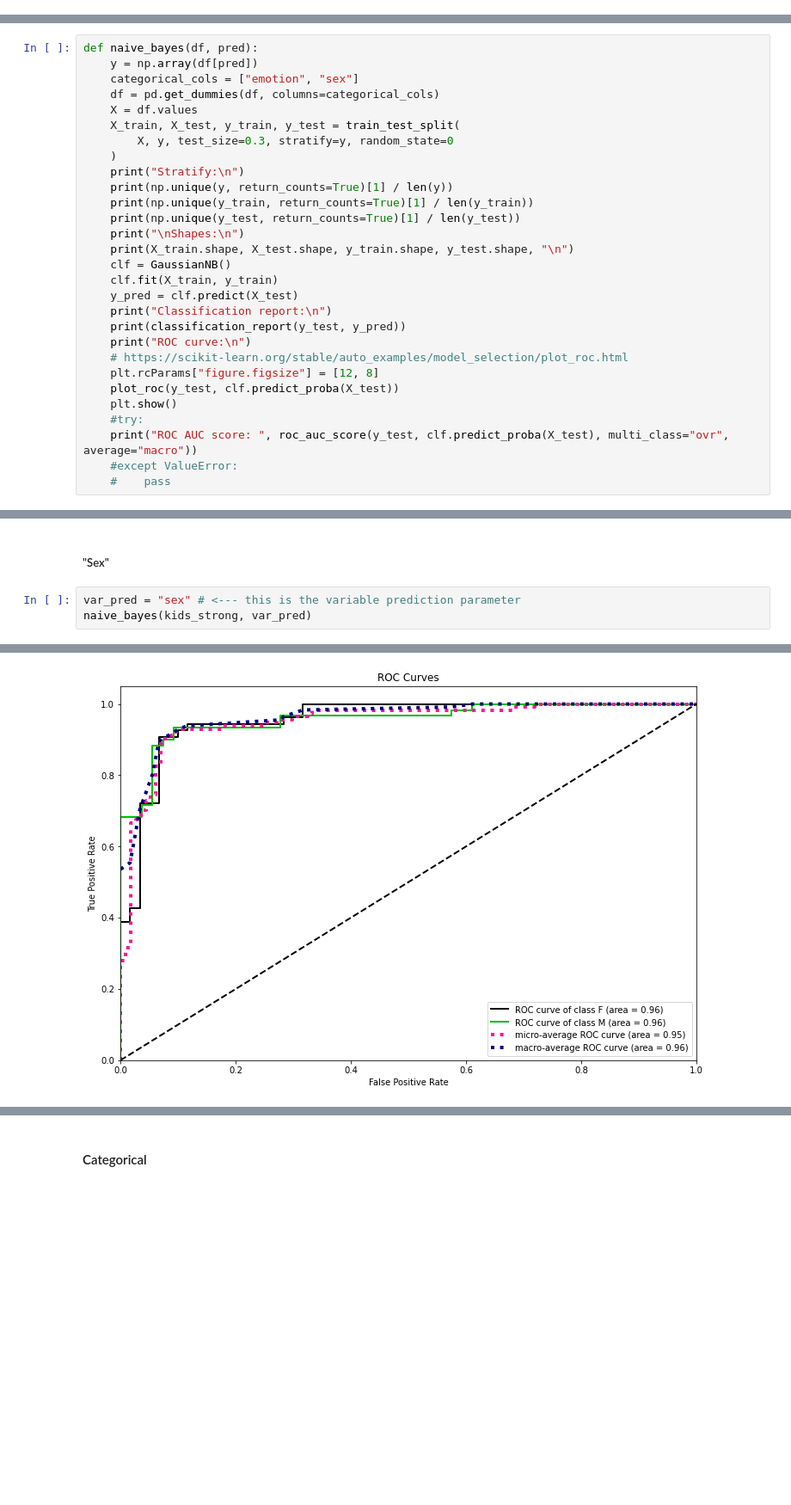
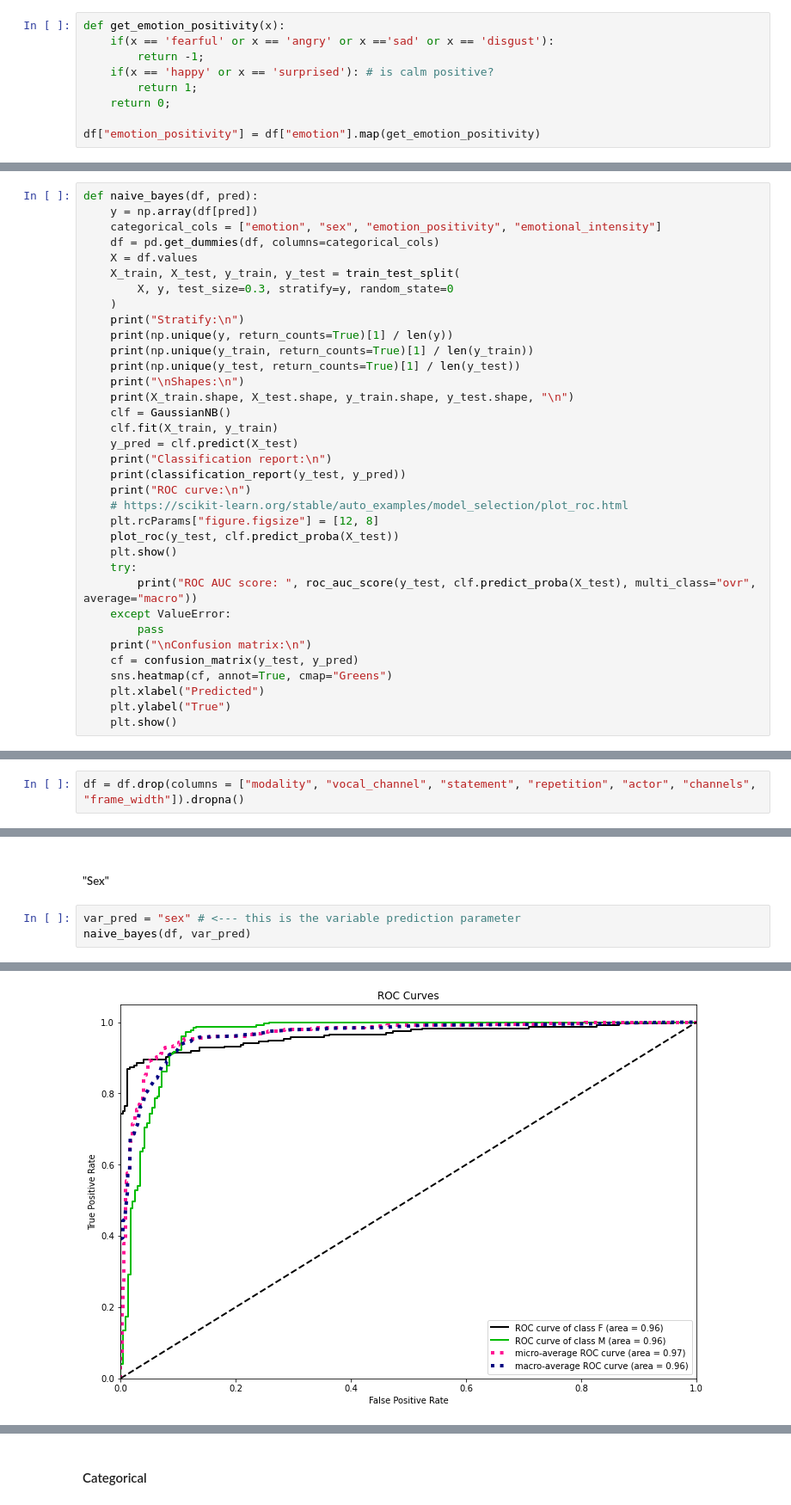
Before and after one commit to Claudio-95/DM22-23, a Jupyter notebook: Project_2nd part.ipynb, the cells around one changed output, grey strips where cells are left out. Shown at 86% size. Saved outputs shown, nothing was run; the diff lists cells and outputs as text; blank space fills up the shorter version.

```diff
--- a/Project_2nd part.ipynb
+++ b/Project_2nd part.ipynb
@@ -38,4 +37,13 @@ Possible variables:
 We select these variables because they seems to us the most interesting variables to predict.
 # %% [markdown]
 ## Partitioning and Naive Bayes
+# %%
+def get_emotion_positivity(x):
+    if(x == 'fearful' or x == 'angry' or x =='sad' or x == 'disgust'):
+        return -1;
+    if(x == 'happy' or x == 'surprised'): # is calm positive?
+        return 1;
+    return 0;
+
+df["emotion_positivity"] = df["emotion"].map(get_emotion_positivity)
 # %%
@@ -57,7 +64,7 @@ def doublepartition_df(df, value1, value2, attribute1, attribute2):
 # %%
 def naive_bayes(df, pred):
     y = np.array(df[pred])
-    categorical_cols = ["emotion", "sex"]
+    categorical_cols = ["emotion", "sex", "emotion_positivity", "emotional_intensity"]
     df = pd.get_dummies(df, columns=categorical_cols)
     X = df.values
     X_train, X_test, y_train, y_test = train_test_split(
@@ -79,8 +86,14 @@ def naive_bayes(df, pred):
     plt.rcParams["figure.figsize"] = [12, 8]
     plot_roc(y_test, clf.predict_proba(X_test))
     plt.show()
-    #try:
-    print("ROC AUC score: ", roc_auc_score(y_test, clf.predict_proba(X_test), multi_class="ovr", average="macro"))
-    #except ValueError:
-    #    pass
+    try:
+        print("ROC AUC score: ", roc_auc_score(y_test, clf.predict_proba(X_test), multi_class="ovr", average="macro"))
+    except ValueError:
+        pass
+    print("\nConfusion matrix:\n")
+    cf = confusion_matrix(y_test, y_pred)
+    sns.heatmap(cf, annot=True, cmap="Greens")
+    plt.xlabel("Predicted")
+    plt.ylabel("True")
+    plt.show()
 # %%
@@ -114,2 +108,4 @@ kids_strong.T
+# %%
+df = df.drop(columns = ["modality", "vocal_channel", "statement", "repetition", "actor", "channels", "frame_width"]).dropna()
 # %% [markdown]
 ##### "Emotion"
@@ -142,7 +141,7 @@ Low reliability of the model for the _emotion_ prediction.
 ##### "Sex"
 # %%
 var_pred = "sex" # <--- this is the variable prediction parameter
-naive_bayes(kids_strong, var_pred)
+naive_bayes(df, var_pred)
 # %% [output]
 Stratify:
 
@@ -162,3 +161,3 @@ weighted avg       0.91      0.91      0.91       114
 
 ROC curve:
-[figure, old version]
+[figure, new version]
```
Also changed, not shown: parts of 17 cells of this notebook.
